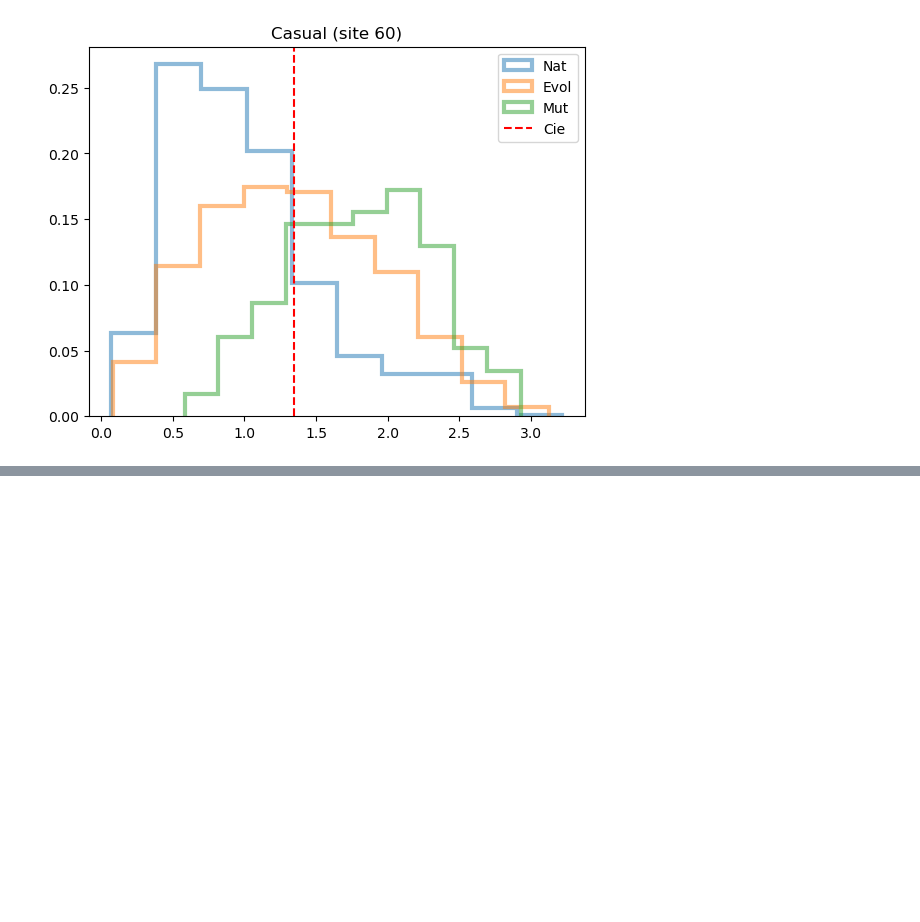
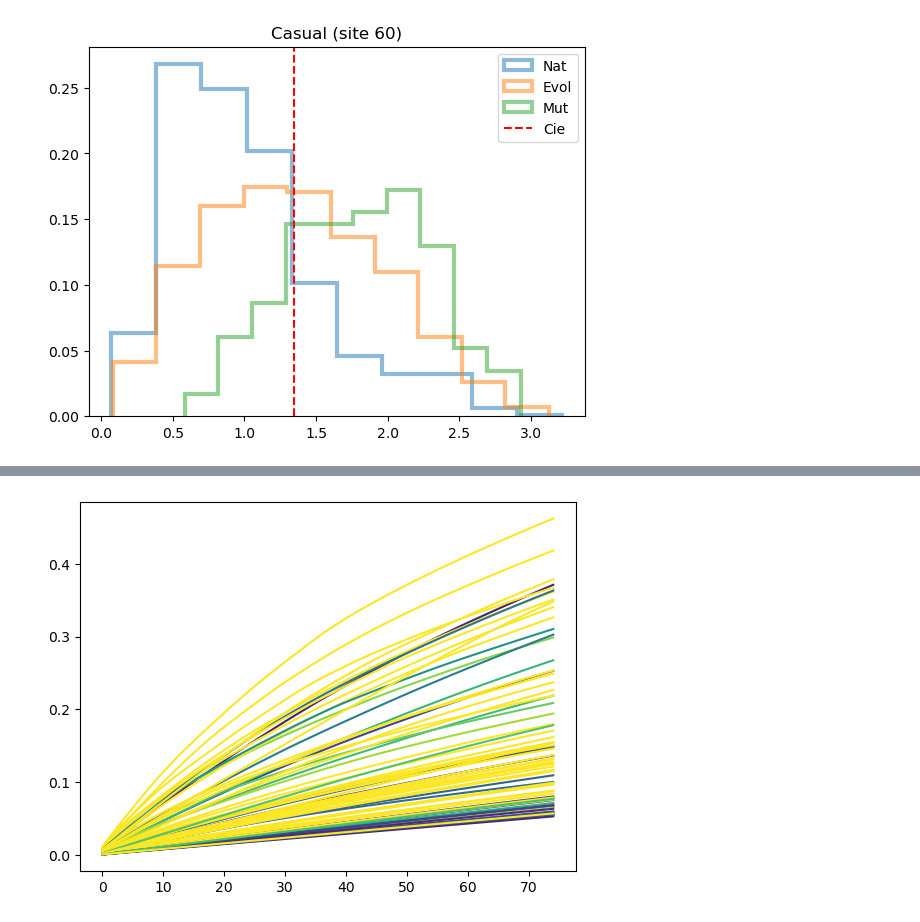
Before and after one commit to leonardodibari/Gen.jl, a Jupyter notebook: notebooks/mutability.ipynb, the cells around one changed output, grey strips where cells are left out. Saved outputs shown, nothing was run; the diff lists cells and outputs as text; code cells hidden in the pictures; blank space fills up the shorter version.

```diff
--- a/notebooks/mutability.ipynb
+++ b/notebooks/mutability.ipynb
@@ -268,7 +184,7 @@ gap_f = 1 .- [sum(freqs_nat[:,i]) for i in 1:76]
 freqs_nat_gap = rand(21,76)
 freqs_nat_gap[1:20,:] = freqs_nat
 freqs_nat_gap[21,:] = gap_f
-entr_nat = get_entropy(freqs_nat_gap) ./log(2)
+entr_nat = get_entropy(freqs_nat_gap)
 ;
 # %% [output]
 θ = 0.2 threshold = 15.0
@@ -341,0 +297,16 @@ savefig("../cas.png")
+# %%
+L = size(matrices,2)
+q = maximum(matrices)
+T = zeros(76, 21, 76)
+start = time()
+for i in 1:L
+    for n in 1:L
+        if n != i
+            for a in 1:q
+                T[i,a,n] = T_cde(i, a, n, nat_dbd, w, h, J)
+            end
+        end
+    end
+end
+fine = time()
+println(fine-start)
@@ -341,0 +324,20 @@ savefig("../cas.png")
+# %%
+TT = zeros(size(T))
+for i in 1:L
+    TT[i,:,:] = T[i,:,:] ./ sqrt(sum(abs2, T[i,:,:]))
+end
+pca = hcat([sum.(abs2, TT[i,:,:][sortperm(sum.(abs2, TT[i,:,:][:]), rev = true)]) for i in 1:76]...);
+expl_var = cumsum(pca, dims = 1);
+# %%
+T0 = zeros(size(T))
+for i in 1:L
+    T0[i,:,:] = T[i,:,:] ./ sqrt(sum(abs2, T[i,:,:][sortperm(sum.(abs2, T[i,:,:][:]), rev = true)]))
+end
+pca = hcat([sum.(abs2, T0[i,:,:][sortperm(sum.(abs2, T0[i,:,:][:]), rev = true)]) for i in 1:76]...);
+expl_var = cumsum(pca, dims = 1);
+# %%
+for i in 1:76
+    plt.plot(expl_var[1:75,i] , color=PyPlot.ColorMap("viridis")(cde_t[1,i]))
+end
+# %% [output]
+[figure, added]
```
Also changed, not shown: parts of 46 cells of this notebook, 29 other files.
